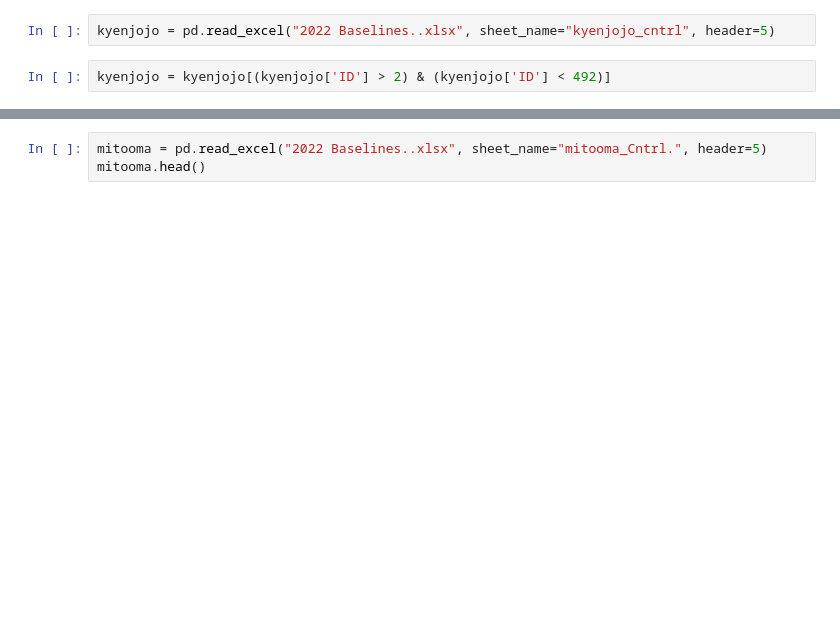
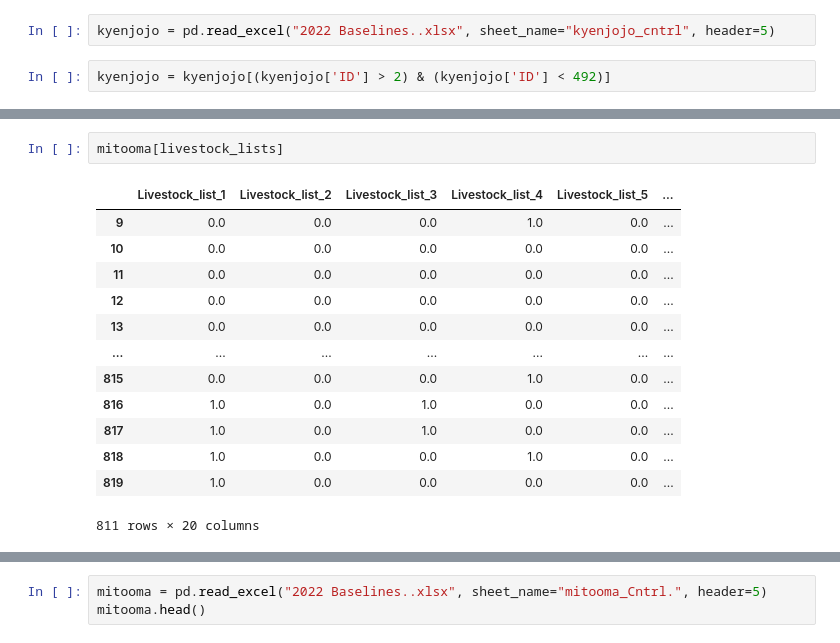
Before and after one commit to Solab5/2022_cohort, a Jupyter notebook: 05_combined_peer_base.ipynb, the cells around one changed output, grey strips where cells are left out. Saved outputs shown, nothing was run; the diff lists cells and outputs as text; blank space fills up the shorter version.

```diff
--- a/05_combined_peer_base.ipynb
+++ b/05_combined_peer_base.ipynb
@@ -7,0 +106,16 @@ kyenjojo = kyenjojo[(kyenjojo['ID'] > 2) & (kyenjojo['ID'] < 492)]
+# %%
+mitooma[livestock_lists]
+# %% [output]
+|  | Livestock_list_1 | Livestock_list_2 | Livestock_list_3 | Livestock_list_4 | Livestock_list_5 | ... |
+| 9 | 0.0 | 0.0 | 0.0 | 1.0 | 0.0 | ... |
+| 10 | 0.0 | 0.0 | 0.0 | 0.0 | 0.0 | ... |
+| 11 | 0.0 | 0.0 | 0.0 | 0.0 | 0.0 | ... |
+| 12 | 0.0 | 0.0 | 0.0 | 0.0 | 0.0 | ... |
+| 13 | 0.0 | 0.0 | 0.0 | 0.0 | 0.0 | ... |
+| ... | ... | ... | ... | ... | ... | ... |
+| 815 | 0.0 | 0.0 | 0.0 | 1.0 | 0.0 | ... |
+| 816 | 1.0 | 0.0 | 1.0 | 0.0 | 0.0 | ... |
+| 817 | 1.0 | 0.0 | 1.0 | 0.0 | 0.0 | ... |
+| 818 | 1.0 | 0.0 | 0.0 | 1.0 | 0.0 | ... |
+| 819 | 1.0 | 0.0 | 0.0 | 0.0 | 0.0 | ... |
+811 rows × 20 columns
```
Also changed, not shown: parts of 47 cells of this notebook, 7 other files.
